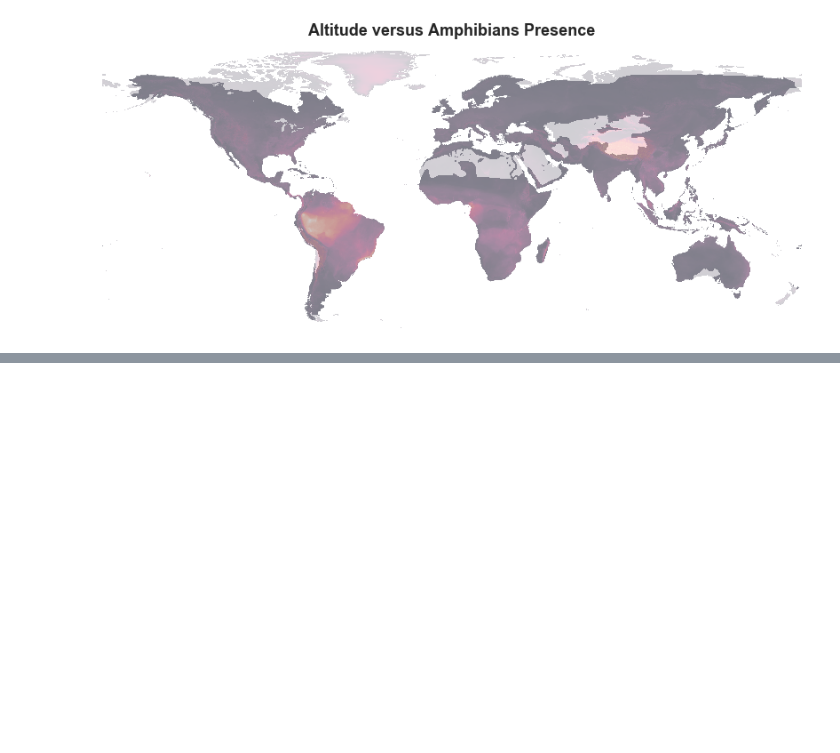
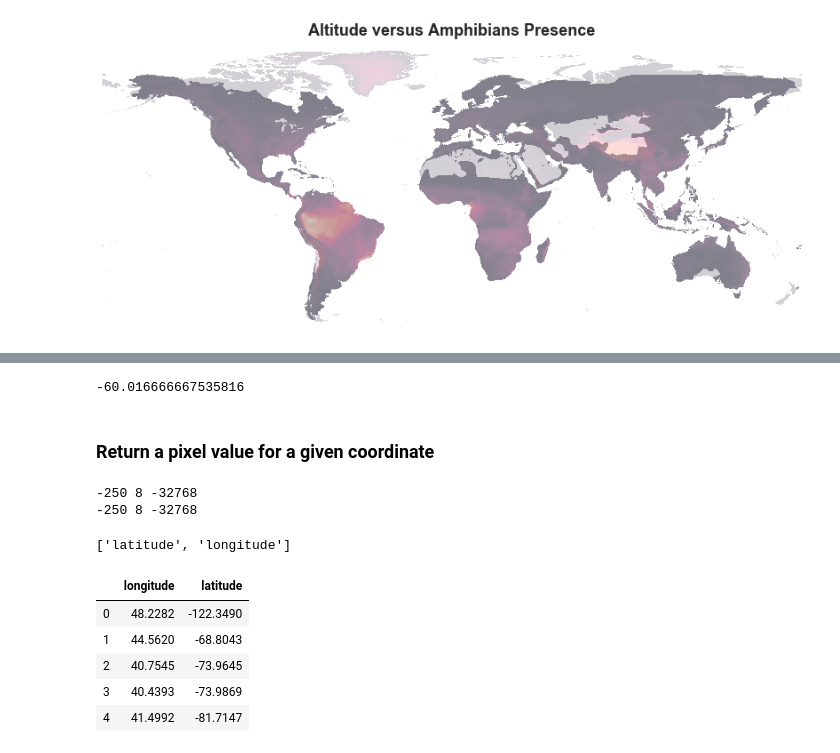
Before and after one commit to SeriousHyena/UAF-Temperature, a Jupyter notebook: Working_Rasterio.ipynb, the cells around one changed output, grey strips where cells are left out. Cells and saved outputs as stored; diff of their text form; code cells hidden in the pictures; blank space fills up the shorter version.

```diff
--- a/Working_Rasterio.ipynb
+++ b/Working_Rasterio.ipynb
@@ -124,0 +174,38 @@ ax.set_axis_off()
+# %%
+miny
+# %% [output]
+-60.016666667535816
+# %% [markdown]
+### Return a pixel value for a given coordinate
+# %%
+from osgeo import gdal
+
+driver = gdal.GetDriverByName('GTiff')
+filename = r'C:\Users\emack\Documents\UAF-Temperature\data\alt.tif' #path to raster
+dataset = gdal.Open(filename)
+band = dataset.GetRasterBand(1)
+
+cols = dataset.RasterXSize
+rows = dataset.RasterYSize
+
+transform = dataset.GetGeoTransform()
+
+xOrigin = transform[0]
+yOrigin = transform[3]
+pixelWidth = transform[1]
+pixelHeight = -transform[5]
+
+data = band.ReadAsArray(0, 0, cols, rows)
+
+points_list = [ (355278.165927, 4473095.13829), (355978.319525, 4472871.11636) ] #list of X,Y coordinates
+
+for point in points_list:
+    #col = int((point[0] - xOrigin) / pixelWidth)
+    #row = int((yOrigin - point[1] ) / pixelHeight)
+    col = int((point[0] - xOrigin) / 43200)
+    row = int((yOrigin - point[1] ) / 17882)
+
+    print(row,col, data[row][col])
+# %% [output]
+-250 8 -32768
+-250 8 -32768
@@ -124,0 +222,17 @@ ax.set_axis_off()
+# %%
+column_names = 'latitude longitude'.split(' ')
+print(column_names)
+# %% [output]
+['latitude', 'longitude']
+# %%
+Perigrines = pd.read_csv(r'C:\Users\emack\Documents\UAF-Temperature\data\pfunique2.csv')
+                       #delim_whitespace=True, names=column_names, usecols=['latitude', 'longitude'])
+
+Perigrines.head() # This shows the first 5 entries of the DF.
+# %% [output]
+|  | longitude | latitude |
+| 0 | 48.2282 | -122.3490 |
+| 1 | 44.5620 | -68.8043 |
+| 2 | 40.7545 | -73.9645 |
+| 3 | 40.4393 | -73.9869 |
+| 4 | 41.4992 | -81.7147 |
```
Also changed, not shown: parts of 21 cells of this notebook.
